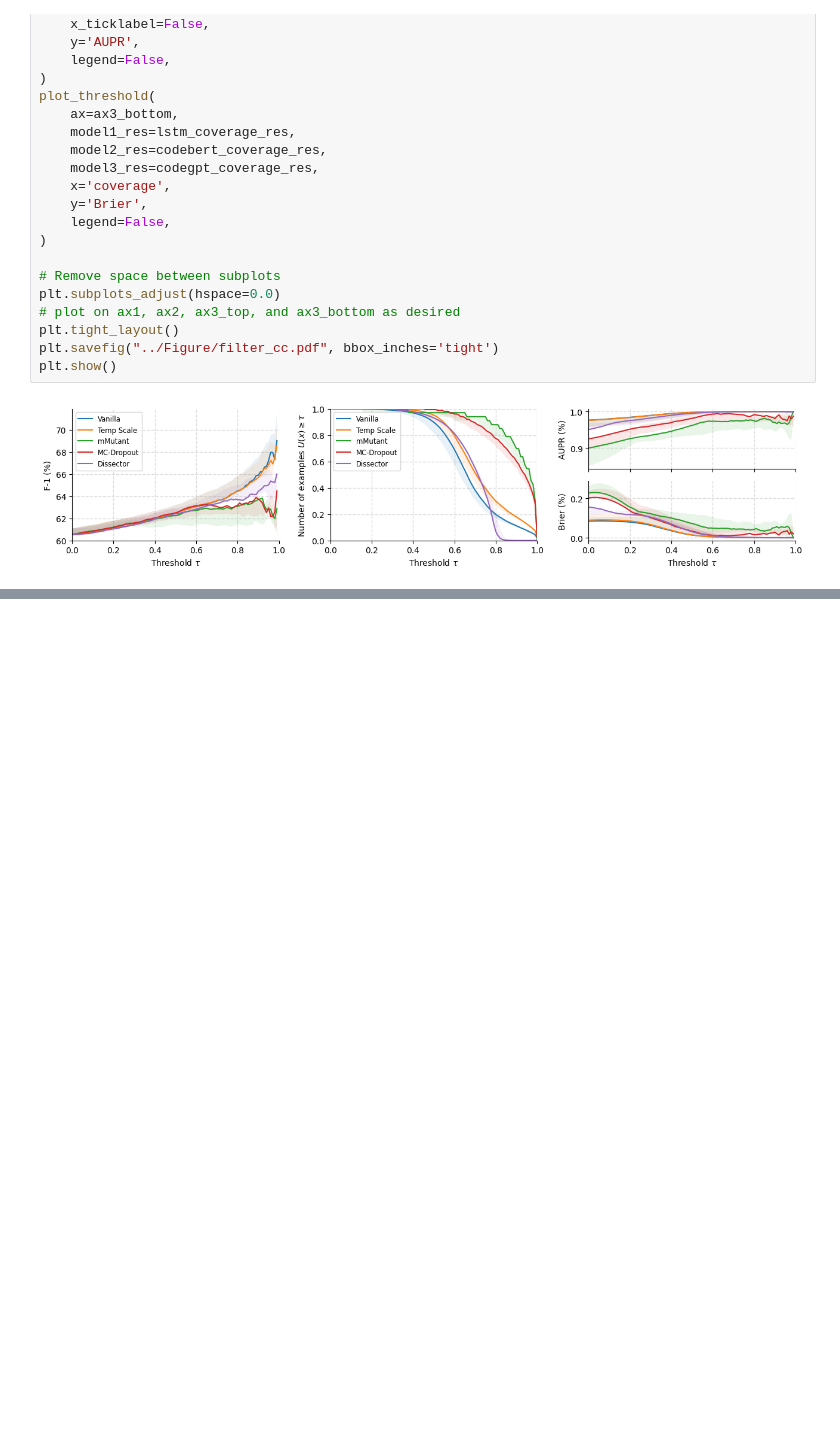
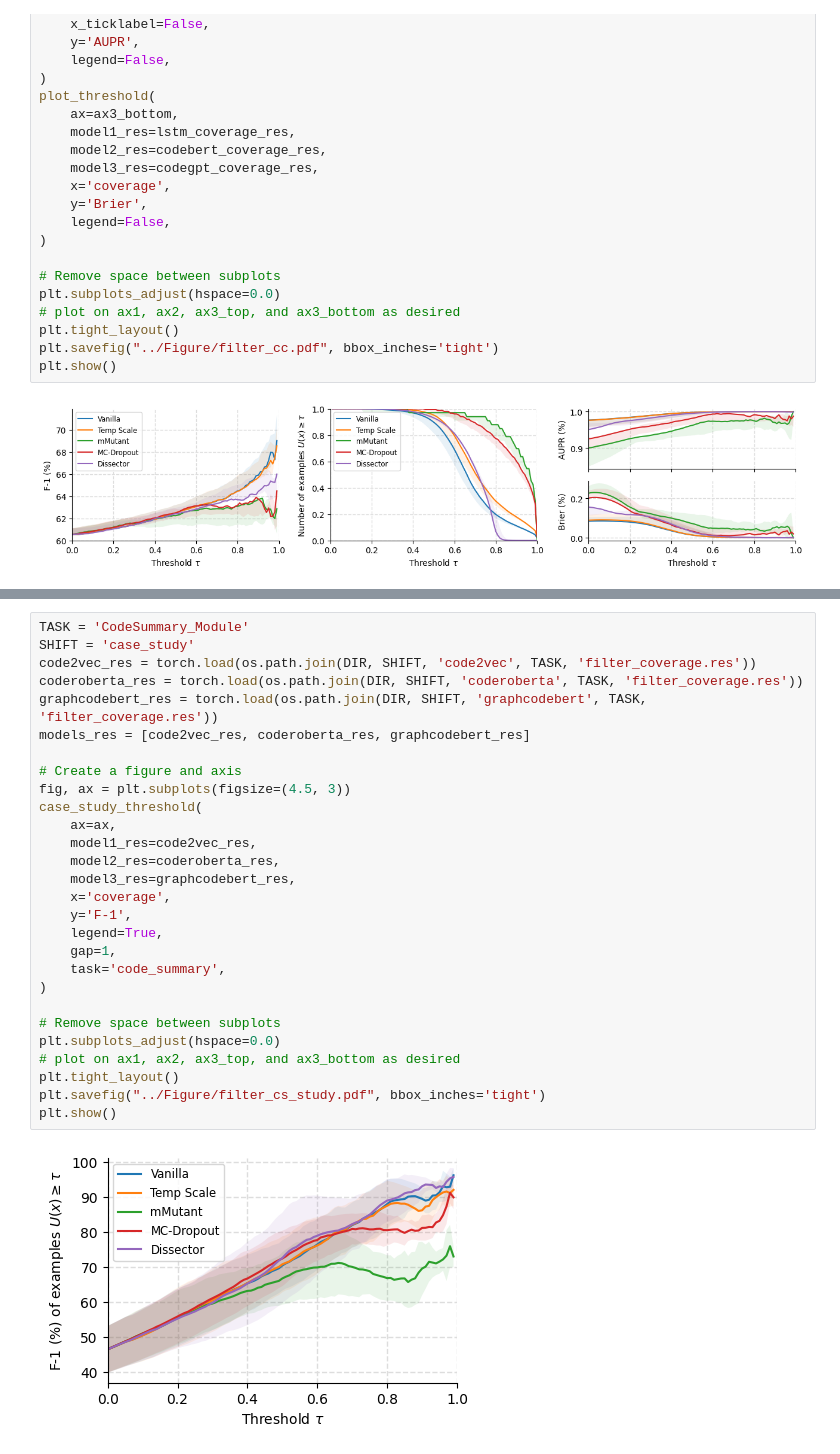
Before and after one commit to yul091/UncertaintyPL, a Jupyter notebook: notebooks/uncertainty_eval.ipynb, the cells around one changed output, grey strips where cells are left out. Drawn from its saved outputs; the diff is of its cells as text; blank space fills up the shorter version.

Commit message:
case study input val

```diff
--- a/notebooks/uncertainty_eval.ipynb
+++ b/notebooks/uncertainty_eval.ipynb
@@ -741,0 +821,30 @@ plt.show()
+# %%
+TASK = 'CodeSummary_Module'
+SHIFT = 'case_study'
+code2vec_res = torch.load(os.path.join(DIR, SHIFT, 'code2vec', TASK, 'filter_coverage.res'))
+coderoberta_res = torch.load(os.path.join(DIR, SHIFT, 'coderoberta', TASK, 'filter_coverage.res'))
+graphcodebert_res = torch.load(os.path.join(DIR, SHIFT, 'graphcodebert', TASK, 'filter_coverage.res'))
+models_res = [code2vec_res, coderoberta_res, graphcodebert_res]
+
+# Create a figure and axis
+fig, ax = plt.subplots(figsize=(4.5, 3))
+case_study_threshold(
+    ax=ax,
+    model1_res=code2vec_res,
+    model2_res=coderoberta_res,
+    model3_res=graphcodebert_res,
+    x='coverage',
+    y='F-1',
+    legend=True,
+    gap=1,
+    task='code_summary',
+)
+
+# Remove space between subplots
+plt.subplots_adjust(hspace=0.0)
+# plot on ax1, ax2, ax3_top, and ax3_bottom as desired
+plt.tight_layout()
+plt.savefig("../Figure/filter_cs_study.pdf", bbox_inches='tight')
+plt.show()
+# %% [output]
+[figure, added]
```
Also changed, not shown: parts of 4 cells of this notebook, 3 other files.
